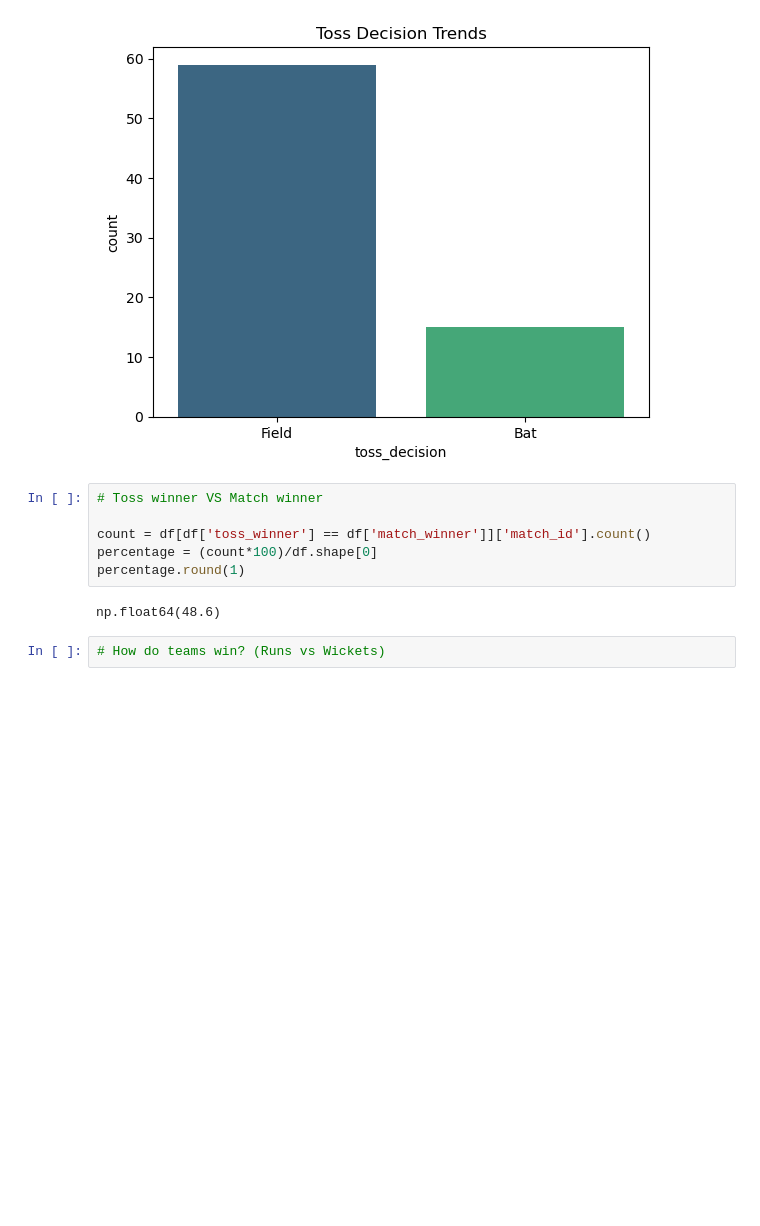
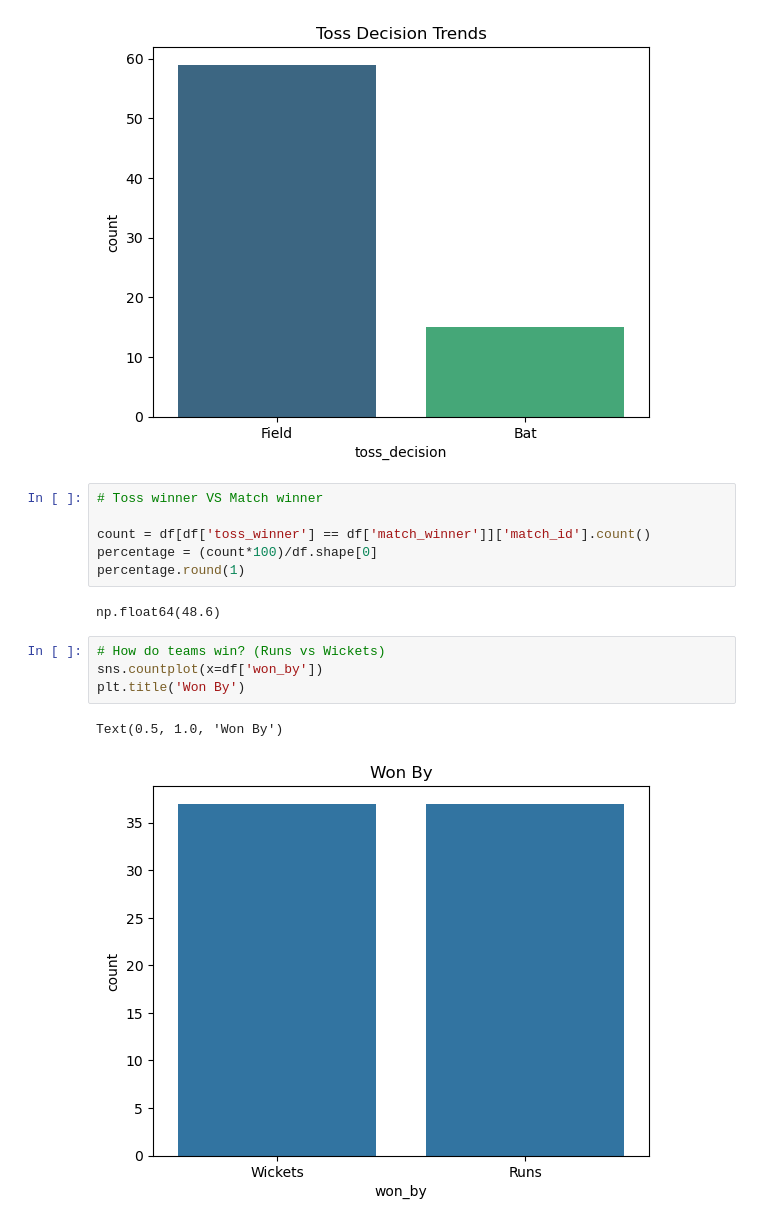
Before and after one commit to RudranshMishra1/IPL-Project, a Jupyter notebook: IPL_project.ipynb, the cells around one changed output. Drawn from its saved outputs; the diff is of its cells as text; blank space fills up the shorter version.

```diff
--- a/IPL_project.ipynb
+++ b/IPL_project.ipynb
@@ -125,3 +125,8 @@ percentage.round(1)
 np.float64(48.6)
 # %%
 # How do teams win? (Runs vs Wickets)
+sns.countplot(x=df['won_by'])
+plt.title('Won By')
+# %% [output]
+Text(0.5, 1.0, 'Won By')
+[figure, added]
```
Also changed, not shown: parts of 11 cells of this notebook.
